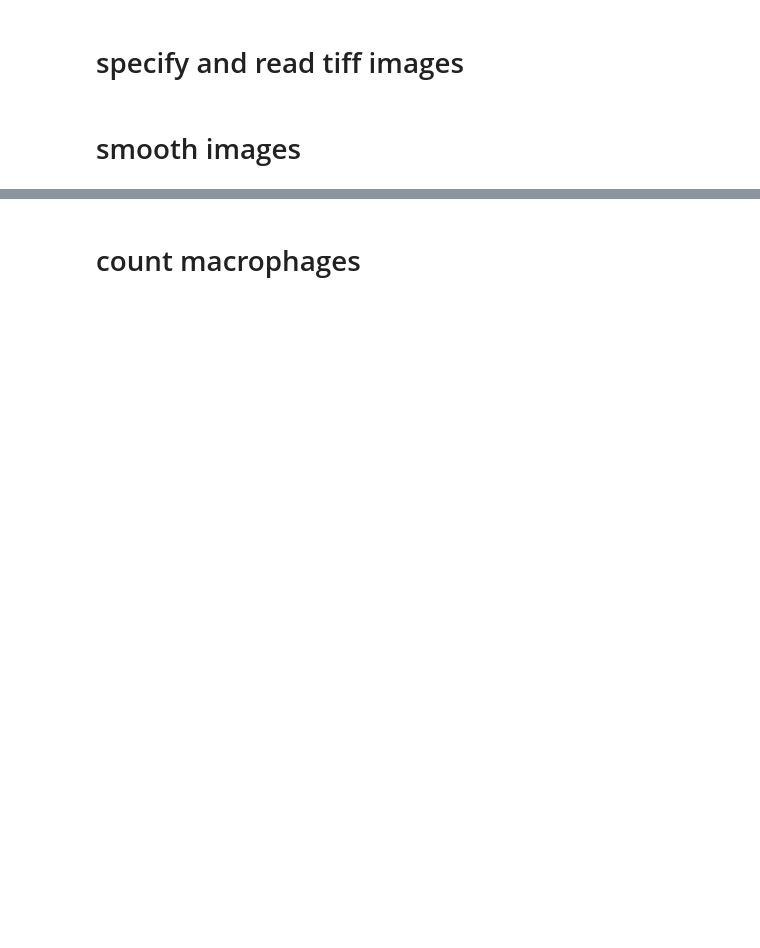
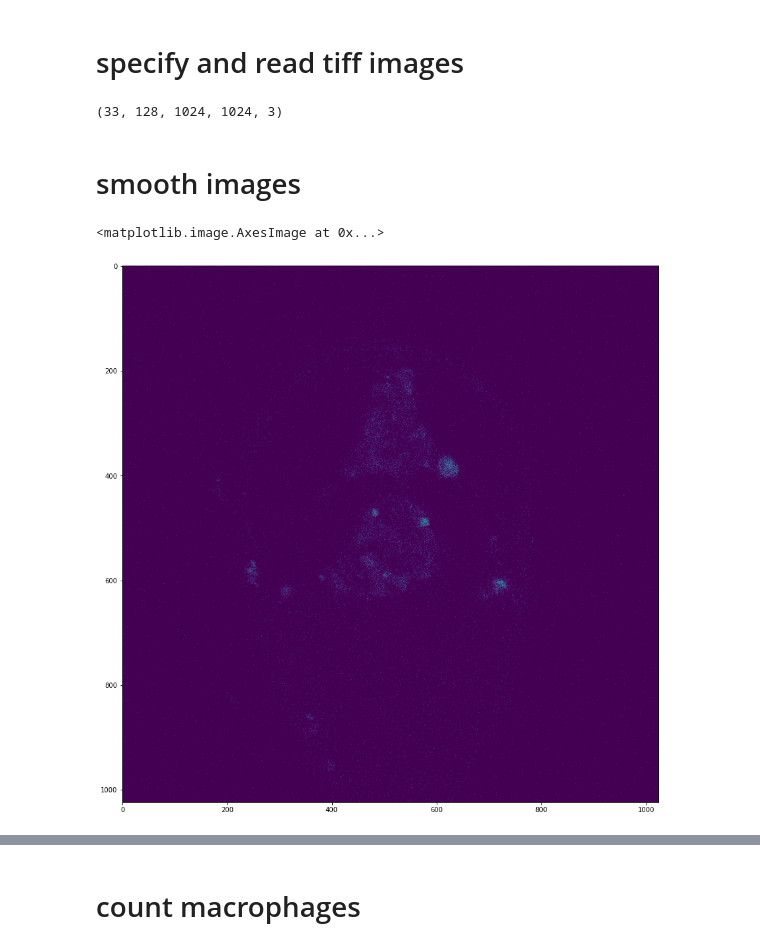
Before and after one commit to wgiese/zebrafish_xenograft_analysis, a Jupyter notebook: notebooks/count_macrophages.ipynb, the cells around one changed output, grey strips where cells are left out. Drawn from its saved outputs; the diff is of its cells as text; code cells hidden in the pictures; blank space fills up the shorter version.

```diff
--- a/notebooks/count_macrophages.ipynb
+++ b/notebooks/count_macrophages.ipynb
@@ -29,17 +31,38 @@ print(parameters)
 # %% [markdown]
 # specify and read tiff images
 # %%
-data_folder = parameters["data_folder"]
+#data_folder = parameters["data_folder"]
+data_folder = '/home/ebauman/Data/zebrafish_xenograft/03_Processed_Data/3D/'
 
-filename_short = "200811_Pos002"
-macrophage_file = "200811 mpeg-mCherry x kdrl-lynEYFP LBT123 1in27 GFP 2dpf 1dpi Ti30min_Mark_and_Find003_Position002_macrophages3D.tif"
-im_macrophages = np.array(io.imread(data_folder + macrophage_file))
-tumor_file = "200811 mpeg-mCherry x kdrl-lynEYFP LBT123 1in27 GFP 2dpf 1dpi Ti30min_Mark_and_Find003_Position002_tumor3D.tif"
-im_tumor = np.array(io.imread(data_folder + tumor_file))
-vessel_file = "200811 mpeg-mCherry x kdrl-lynEYFP LBT123 1in27 GFP 2dpf 1dpi Ti30min_Mark_and_Find003_Position002_vessels3D.tif"
-im_vessel = np.array(io.imread(data_folder + vessel_file))
+#filename_short = "200811_Pos002"
+#macrophage_file = "200811 mpeg-mCherry x kdrl-lynEYFP LBT123 1in27 GFP 2dpf 1dpi Ti30min_Mark_and_Find003_Position002_macrophages3D.tif"
+#im_macrophages = np.array(io.imread(data_folder + macrophage_file))
+#tumor_file = "200811 mpeg-mCherry x kdrl-lynEYFP LBT123 1in27 GFP 2dpf 1dpi Ti30min_Mark_and_Find003_Position002_tumor3D.tif"
+#im_tumor = np.array(io.imread(data_folder + tumor_file))
+#vessel_file = "200811 mpeg-mCherry x kdrl-lynEYFP LBT123 1in27 GFP 2dpf 1dpi Ti30min_Mark_and_Find003_Position002_vessels3D.tif"
+#im_vessel = np.array(io.imread(data_folder + vessel_file))
+
+filename = "200804_LBT070_1dpi_Pos001.tif"
+filename_short = "200804_Pos001"
+im = np.array(io.imread(data_folder + filename))
+# %%
+print(im.shape)
+
+im_tumor = im[:,:,:,:,0]
+im_macrophages = im[:,:,:,:,1]
+im_vessel = im[:,:,:,:,2]
+# %% [output]
+(33, 128, 1024, 1024, 3)
 # %% [markdown]
 # smooth images
+# %%
+macrophages_example = im_macrophages[0,:,:,:]
+fig, ax = plt.subplots(figsize=(15,15))
+ax.imshow(macrophages_example[50,:,:])
+#ax.imshow(np.amax(im_macrophages[0], axis=0))
+# %% [output]
+<matplotlib.image.AxesImage at 0x...>
+[figure, added]
 # %%
 sigma0 = 5
 
```
Also changed, not shown: parts of 8 cells of this notebook, 4 other files.
